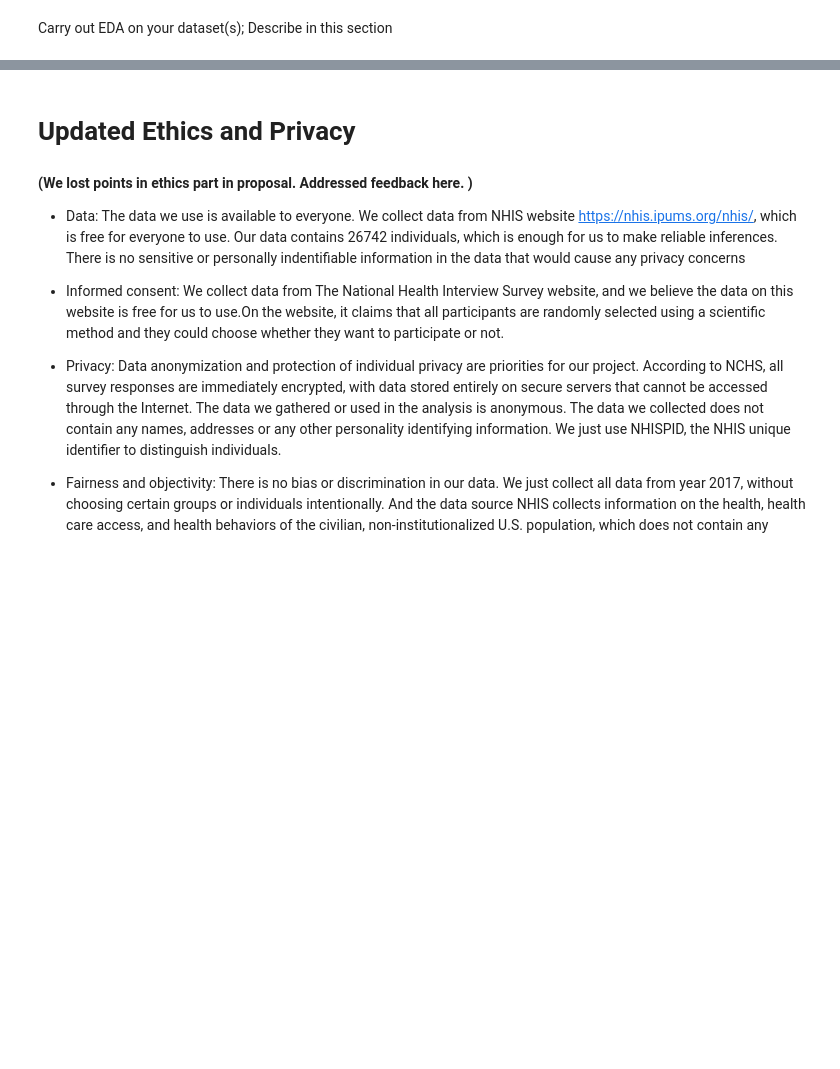
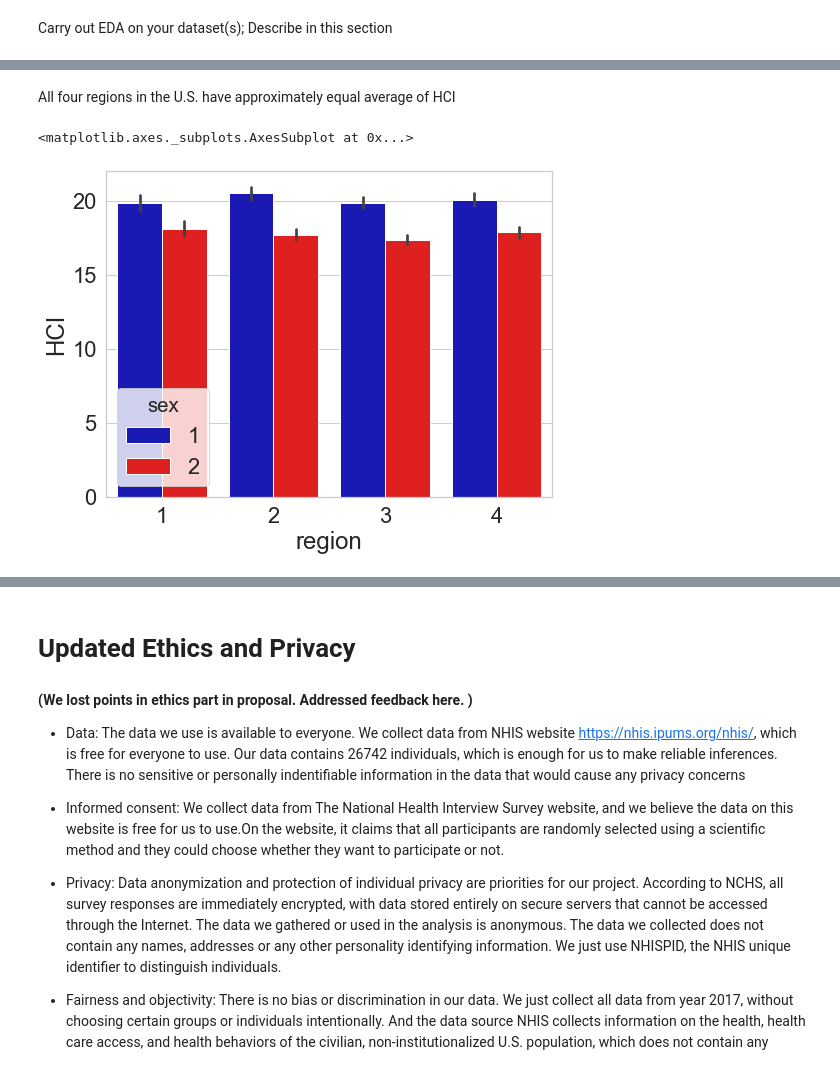
Before and after one commit to RosiePeng1/COGS108-Project, a Jupyter notebook: EDACheckpointGroup_Sp23_cogs108project.ipynb, the cells around one changed output, grey strips where cells are left out. Cells and saved outputs as stored; diff of their text form; code cells hidden in the pictures; blank space fills up the shorter version.

```diff
--- a/EDACheckpointGroup_Sp23_cogs108project.ipynb
+++ b/EDACheckpointGroup_Sp23_cogs108project.ipynb
@@ -382,0 +423,8 @@ Carry out EDA on your dataset(s); Describe in this section
+# %% [markdown]
+All four regions in the U.S. have approximately equal average of HCI
+# %%
+plt.figure(figsize=(8, 6))
+sns.barplot(x = "region", y= "HCI",hue = "sex", palette = palette, data = data_cl)
+# %% [output]
+<matplotlib.axes._subplots.AxesSubplot at 0x...>
+[figure, added]
```
Also changed, not shown: parts of 16 cells of this notebook.
